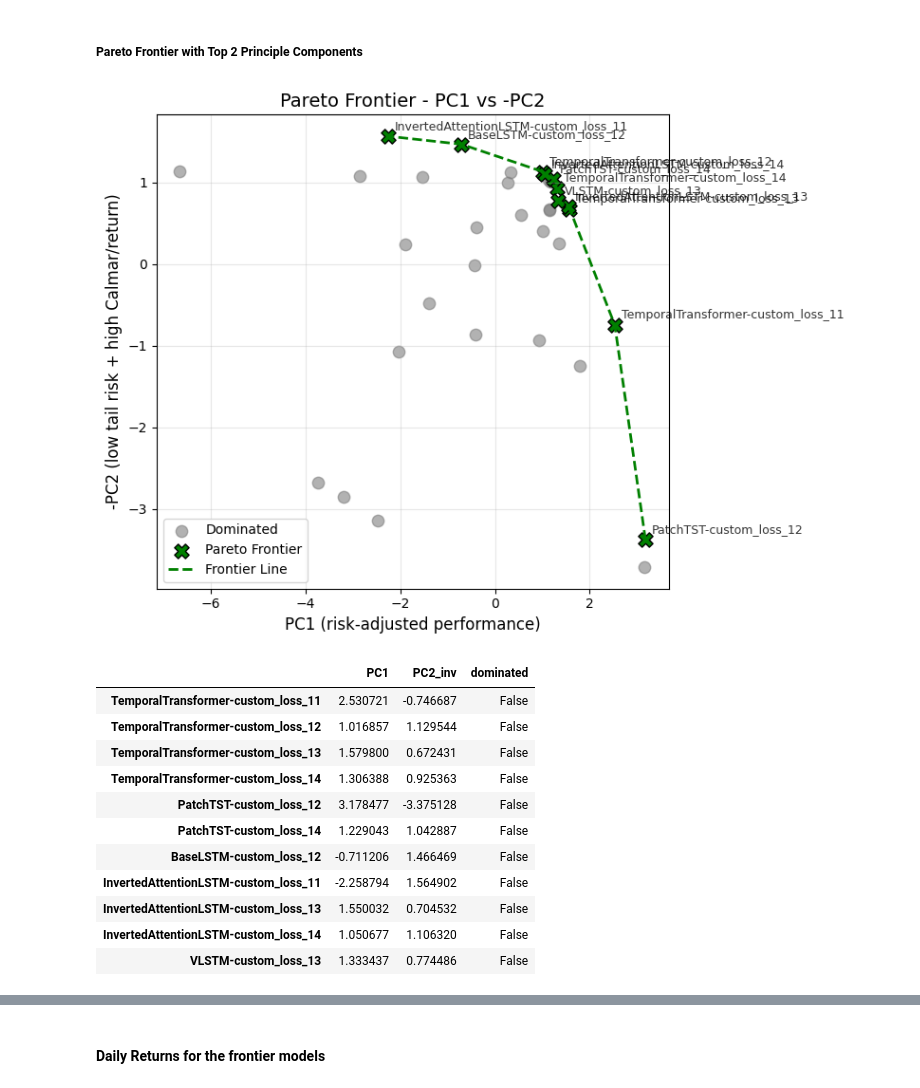
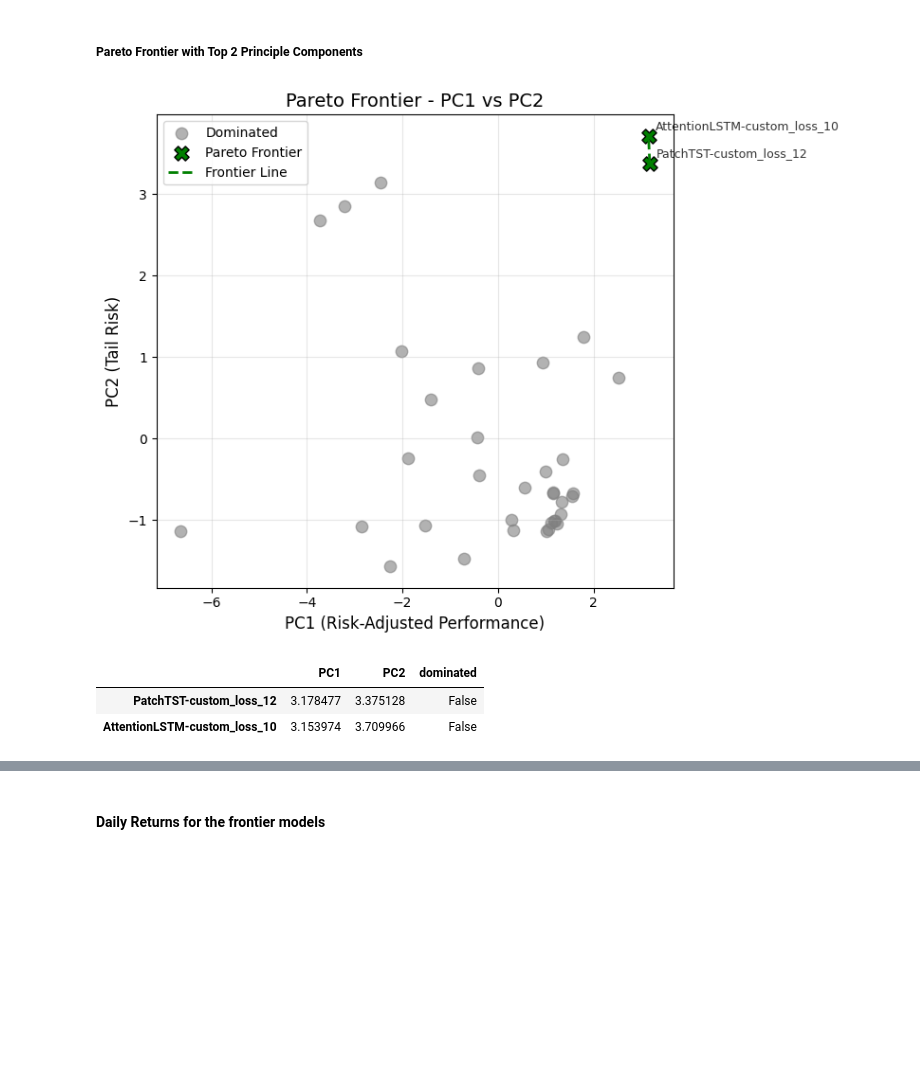
Before and after one commit to travisdesell/exact, a Jupyter notebook: financial_loss_functions/exploration/model_selection.ipynb, the cells around one changed output, grey strips where cells are left out. Drawn from its saved outputs; the diff is of its cells as text; code cells hidden in the pictures; blank space fills up the shorter version.

Commit message:
Viz: doesn't invert PC_2

```diff
--- a/financial_loss_functions/exploration/model_selection.ipynb
+++ b/financial_loss_functions/exploration/model_selection.ipynb
@@ -290,5 +290,5 @@ pca_scores = pca.transform(scaled_perf)   # shape (n_models, n_components)
 
 pc_df = pd.DataFrame({
     'PC1': pca_scores[:, 0],
-    'PC2_inv': -pca_scores[:, 1]          # invert so higher is better
+    'PC2': pca_scores[:, 1]          # invert so higher is better
 }, index=all_avg_perf.index)
@@ -302,34 +295,25 @@ pc_df = pd.DataFrame({
 # %%
-pc_df['dominated'] = pareto_dominance(pc_df, ['PC1', 'PC2_inv'])
+pc_df['dominated'] = pareto_dominance(pc_df, ['PC1', 'PC2'])
 frontier = pc_df[~pc_df['dominated']].copy()
 
 frontier_sorted = frontier.sort_values('PC1')
 
 fig = plot_2d_pareto(
     df=pc_df,
     x_col='PC1',
-    y_col='PC2_inv',
+    y_col='PC2',
     dominated_col='dominated',
-    title='Pareto Frontier - PC1 vs -PC2',
-    xlabel='PC1 (risk-adjusted performance)',
-    ylabel='-PC2 (low tail risk + high Calmar/return)'
+    title='Pareto Frontier - PC1 vs PC2',
+    xlabel='PC1 (Risk-Adjusted Performance)',
+    ylabel='PC2 (Tail Risk)'
 )
 plt.show()
 frontier
 # %% [output]
-[figure, old version]
+[figure, new version]
-|  | PC1 | PC2_inv | dominated |
-| TemporalTransformer-custom_loss_11 | 2.530721 | -0.746687 | False |
-| TemporalTransformer-custom_loss_12 | 1.016857 | 1.129544 | False |
-| TemporalTransformer-custom_loss_13 | 1.579800 | 0.672431 | False |
-| TemporalTransformer-custom_loss_14 | 1.306388 | 0.925363 | False |
-| PatchTST-custom_loss_12 | 3.178477 | -3.375128 | False |
-| PatchTST-custom_loss_14 | 1.229043 | 1.042887 | False |
-| BaseLSTM-custom_loss_12 | -0.711206 | 1.466469 | False |
-| InvertedAttentionLSTM-custom_loss_11 | -2.258794 | 1.564902 | False |
-| InvertedAttentionLSTM-custom_loss_13 | 1.550032 | 0.704532 | False |
-| InvertedAttentionLSTM-custom_loss_14 | 1.050677 | 1.106320 | False |
-| VLSTM-custom_loss_13 | 1.333437 | 0.774486 | False |
+|  | PC1 | PC2 | dominated |
+| PatchTST-custom_loss_12 | 3.178477 | 3.375128 | False |
+| AttentionLSTM-custom_loss_10 | 3.153974 | 3.709966 | False |
 # %%
 fig = px.scatter_3d(
     all_avg_perf,
```
Also changed, not shown: parts of 2 cells of this notebook, 1 other file.
